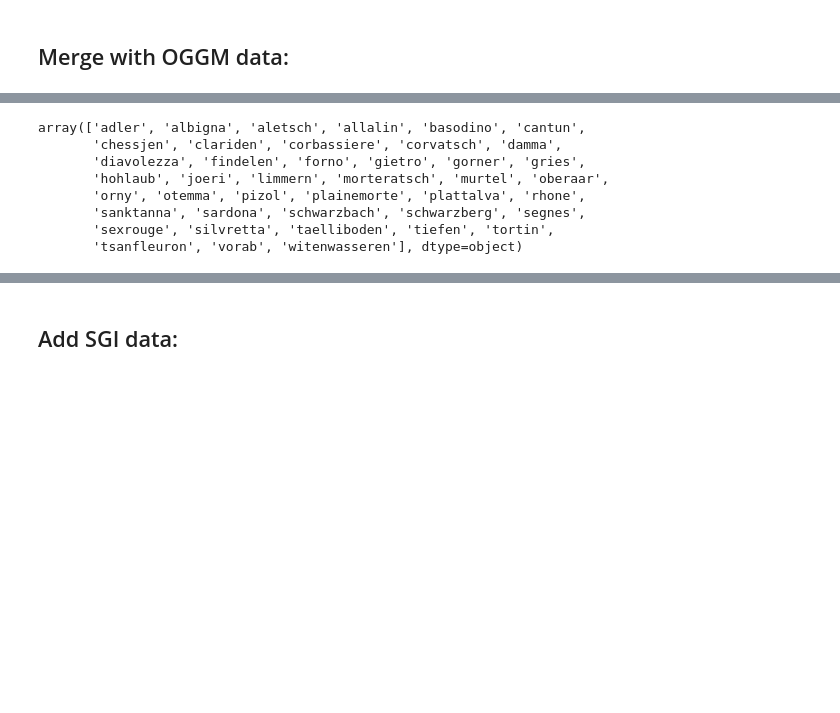
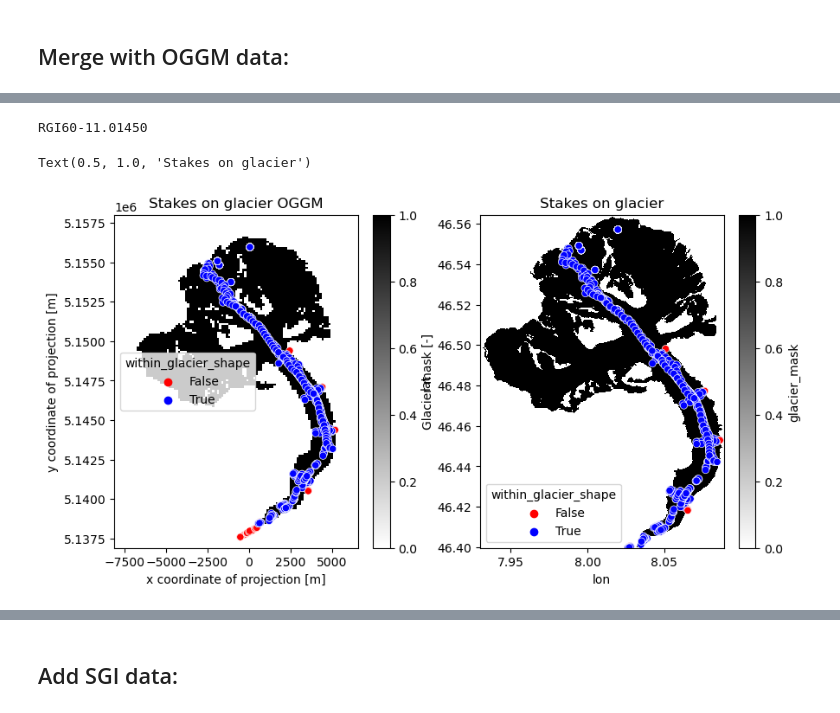
Before and after one commit to ODINN-SciML/MassBalanceMachine, a Jupyter notebook: regions/Switzerland/1.2. OGGM-datapulling.ipynb, the cells around one changed output, grey strips where cells are left out. Cells and saved outputs as stored; diff of their text form; code cells hidden in the pictures; blank space fills up the shorter version.

```diff
--- a/regions/Switzerland/1.2. OGGM-datapulling.ipynb
+++ b/regions/Switzerland/1.2. OGGM-datapulling.ipynb
@@ -240,11 +166,0 @@ df_pmb.head(3)
-# %%
-df_pmb.GLACIER.unique()
-# %% [output]
-array(['adler', 'albigna', 'aletsch', 'allalin', 'basodino', 'cantun',
-       'chessjen', 'clariden', 'corbassiere', 'corvatsch', 'damma',
-       'diavolezza', 'findelen', 'forno', 'gietro', 'gorner', 'gries',
-       'hohlaub', 'joeri', 'limmern', 'morteratsch', 'murtel', 'oberaar',
-       'orny', 'otemma', 'pizol', 'plainemorte', 'plattalva', 'rhone',
-       'sanktanna', 'sardona', 'schwarzbach', 'schwarzberg', 'segnes',
-       'sexrouge', 'silvretta', 'taelliboden', 'tiefen', 'tortin',
-       'tsanfleuron', 'vorab', 'witenwasseren'], dtype=object)
@@ -250,0 +254,42 @@ array(['adler', 'albigna', 'aletsch', 'allalin', 'basodino', 'cantun',
+# %%
+# Example:
+glacierName = 'aletsch'
+# stakes
+df_stakes = df_pmb.copy()
+df_stakes = df_stakes[(df_stakes['GLACIER'] == glacierName)]
+RGIId = df_stakes.RGIId.unique()[0]
+print(RGIId)
+# open OGGM xr for glacier
+# Get oggm data for that RGI grid
+ds_oggm = xr.open_dataset(f'../../../data/OGGM/xr_grids/{RGIId}.nc')
+
+# Define the coordinate transformation
+transf = pyproj.Transformer.from_proj(
+pyproj.CRS.from_user_input("EPSG:4326"),  # Input CRS (WGS84)
+pyproj.CRS.from_user_input(ds_oggm.pyproj_srs),  # Output CRS from dataset
+always_xy=True
+)
+
+# Transform all coordinates in the group
+lon, lat = df_stakes["POINT_LON"].values, df_stakes["POINT_LAT"].values
+x_stake, y_stake = transf.transform(lon, lat)
+df_stakes['x'] = x_stake
+df_stakes['y'] = y_stake
+
+# plot stakes
+plt.figure(figsize=(10, 5))
+ax = plt.subplot(121)
+ds_oggm.glacier_mask.plot(cmap = 'binary', ax = ax)
+sns.scatterplot(df_stakes, x = 'x', y = 'y', hue = 'within_glacier_shape', ax = ax, palette = ['r', 'b'])
+ax.set_title('Stakes on glacier OGGM')
+
+ax = plt.subplot(122)
+path_SGI_topo = '../../../data/GLAMOS/topo/SGI2020/'
+sgi_grid = xr.open_dataset(path_SGI_topo+f'xr_masked_grids/{glacierName}.nc')
+sgi_grid.glacier_mask.plot(cmap = 'binary', ax = ax)
+sns.scatterplot(df_stakes, x = 'POINT_LON', y = 'POINT_LAT', hue = 'within_glacier_shape', ax = ax, palette = ['r', 'b'])
+ax.set_title('Stakes on glacier')
+# %% [output]
+RGI60-11.01450
+Text(0.5, 1.0, 'Stakes on glacier')
+[figure, added]
```
Also changed, not shown: parts of 7 cells of this notebook, 2 other files.
